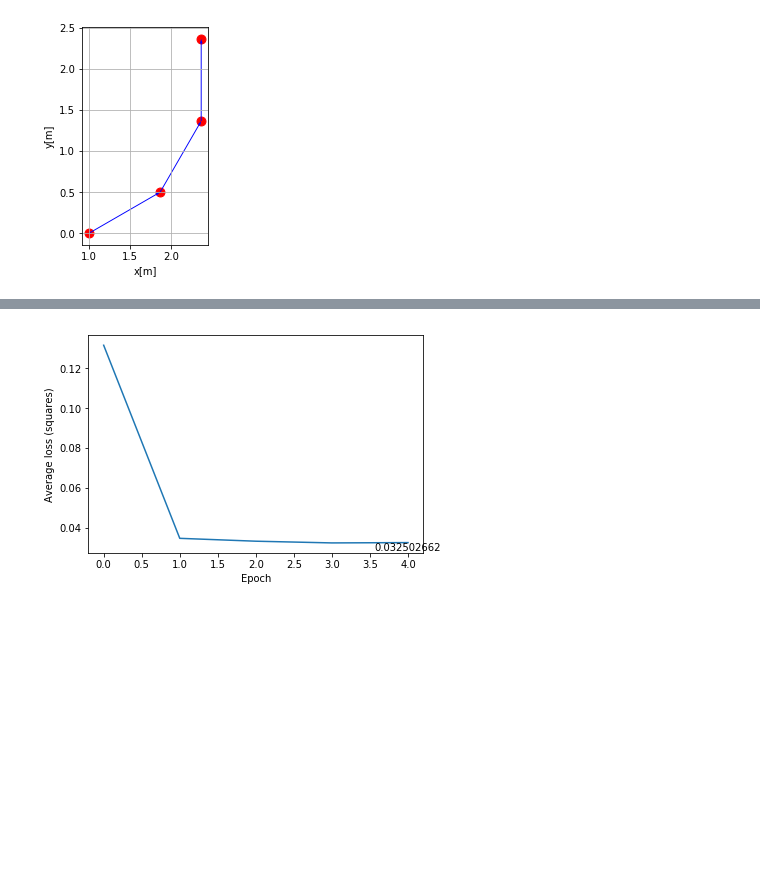
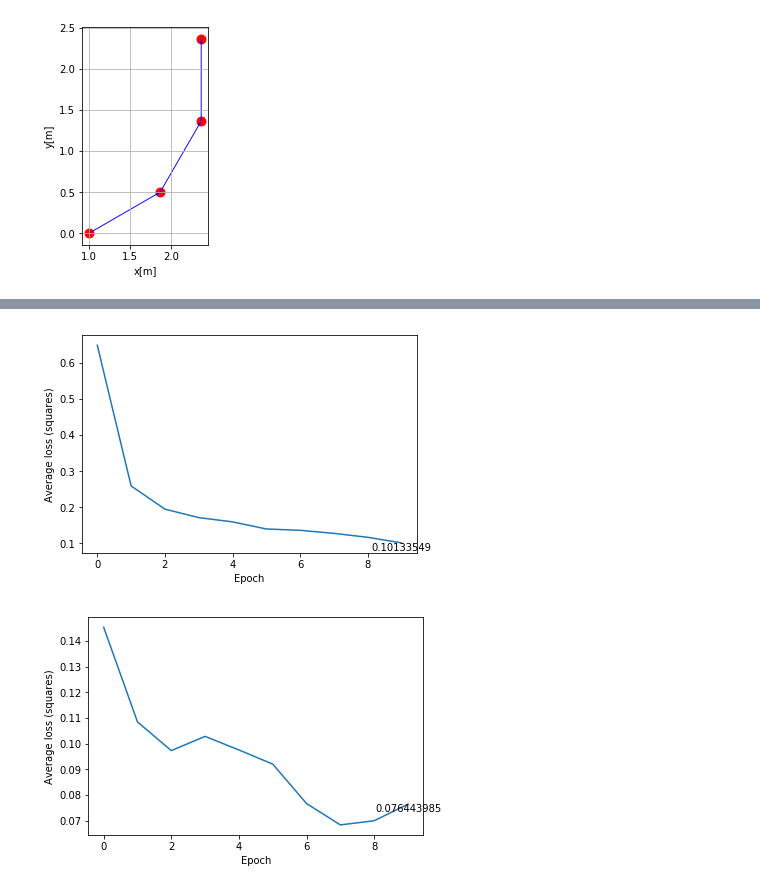
Before and after one commit to yotaseki/ROS-Cart, a Jupyter notebook: script/Train.ipynb, the cells around one changed output, grey strips where cells are left out. Drawn from its saved outputs; the diff is of its cells as text; code cells hidden in the pictures; blank space fills up the shorter version.

```diff
--- a/script/Train.ipynb
+++ b/script/Train.ipynb
@@ -277,22 +278,23 @@ def loss_function(y, y_true,disp_loss=0):
     dmesg = ''
     z_true = y_true
     z_oplus = calc_oplus(y)
-    # distance
+    # distance - stage cost
     e_distance = error_squares(z_oplus[0],z_true[0])
-    for i in range(1,DATA_NUM_WAYPOINTS):
+    for i in range(1,DATA_NUM_WAYPOINTS-1):
         e_distance = e_distance + error_squares(z_oplus[i],z_true[i])
+    # distance - terminal cost
+    e_distance = e_distance + 10 * error_squares(z_oplus[-1],z_true[-1])
     dmesg = dmesg + 'e_distance: ' + str(e_distance) + '\t'
     '''
     e_diff_v = error_diff_v(y[0,0],y[0,1])
     for i in range(2,DATA_NUM_STEP):
         e_diff_v = e_diff_v + error_diff_v(y[0,i-1],y[0,i])
     dmesg = dmesg + 'e_dv: ' + str(e_diff_v) + '\t'
-    '''
     e_diff_w = error_diff_v(y[0,0],y[0,1])
     for i in range(2,DATA_NUM_STEP):
         e_diff_w = e_diff_w + error_diff_w(y[0,i-1],y[0,i])
     dmesg = dmesg + 'e_dw: ' + str(e_diff_w) + '\t'
-
+    '''
     loss = (1 * e_distance)
     #loss = loss + (1 * e_lim_w)
     #loss = loss + (1 * e_lim_v)
@@ -303,12 +305,7 @@ def loss_function(y, y_true,disp_loss=0):
     return loss
 # %%
 # training
-def train(model,X,epoch=10):
-    if settings.gpu_index >= 0:
-        cuda.cupy.cuda.Device(settings.gpu_index).use()
-        model.to_gpu(settings.gpu_index)
-    opt = optimizers.Adam()
-    opt.setup(model)
+def train(model,opt,X,epoch=10,clipping=0):
     ep = 0
     AvgLoss = []
     while ep < epoch:
@@ -320,10 +317,14 @@ def train(model,X,epoch=10):
             x = Variable(xp.array([x],dtype=xp.float32))
             y_v, y_w = model(x)
             # clip
-            v_limit = DATA_MAX_V_STEP
-            w_limit = DATA_MAX_W_STEP
-            v = F.clip(y_v,-v_limit,v_limit)
-            w = F.clip(y_w,-w_limit,w_limit)
+            if clipping:
+                v_limit = DATA_MAX_V_STEP
+                w_limit = DATA_MAX_W_STEP
+                v = F.clip(y_v,0.0,v_limit)
+                w = F.clip(y_w,-w_limit,w_limit)
+            else:
+                v = y_v
+                w = y_w
             # zero-padding
             pad = Variable(xp.zeros((1,DATA_NUM_STEP),dtype=xp.float32))
             y_pad = F.stack((v,pad,w),axis=2)
@@ -335,7 +336,6 @@ def train(model,X,epoch=10):
             model.cleargrads()
             loss.backward()
             opt.update()
-
             #y_grad = chainer.grad( (e,), (y,) )[0]
             #print(y_grad)
             #x_grad = chainer.grad( (e,), (x,) )[0]
@@ -351,10 +351,16 @@ def train(model,X,epoch=10):
     plt.text(len(AvgLoss)-1, AvgLoss[-1],str(AvgLoss[-1]),ha='center',va='top' )
     return model, fig
 # %%
-EPOCH = 5
+EPOCH = 10
 model = Generator(DATA_NUM_WAYPOINTS,DATA_NUM_STEP)
 start_time = '{0:%Y/%m/%d %H:%M:%S}'.format(datetime.datetime.now())
-model, fig = train(model,X_train,epoch=EPOCH)
+if settings.gpu_index >= 0:
+    cuda.cupy.cuda.Device(settings.gpu_index).use()
+    model.to_gpu(settings.gpu_index)
+opt = optimizers.Adam()
+opt.setup(model)
+model,fig = train(model,opt,X_train,epoch=EPOCH)
+model,fig = train(model,opt,X_train,epoch=EPOCH,clipping=1)
 finish_time = '{0:%Y/%m/%d %H:%M:%S}'.format(datetime.datetime.now())
 print('start:',start_time)
 print('finish:',finish_time)
@@ -369,4 +385,5 @@ finish: 2019/10/15 19:58:08
-[figure, old version]
+[figure, new version]
+[figure, added]
 # %%
 # log
 def gen_filename():
```
Also changed, not shown: parts of 8 cells of this notebook, 1 other file.
